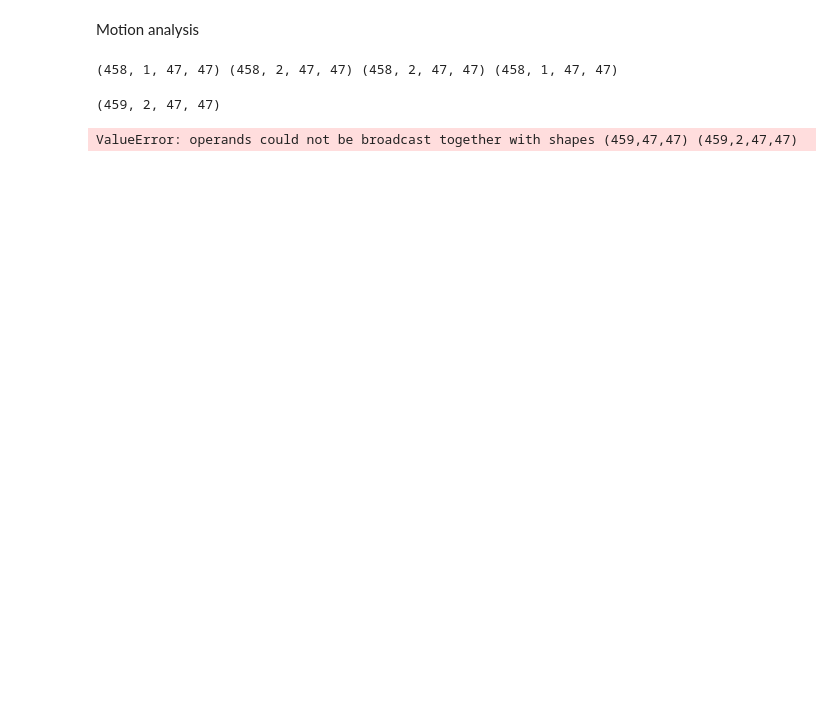
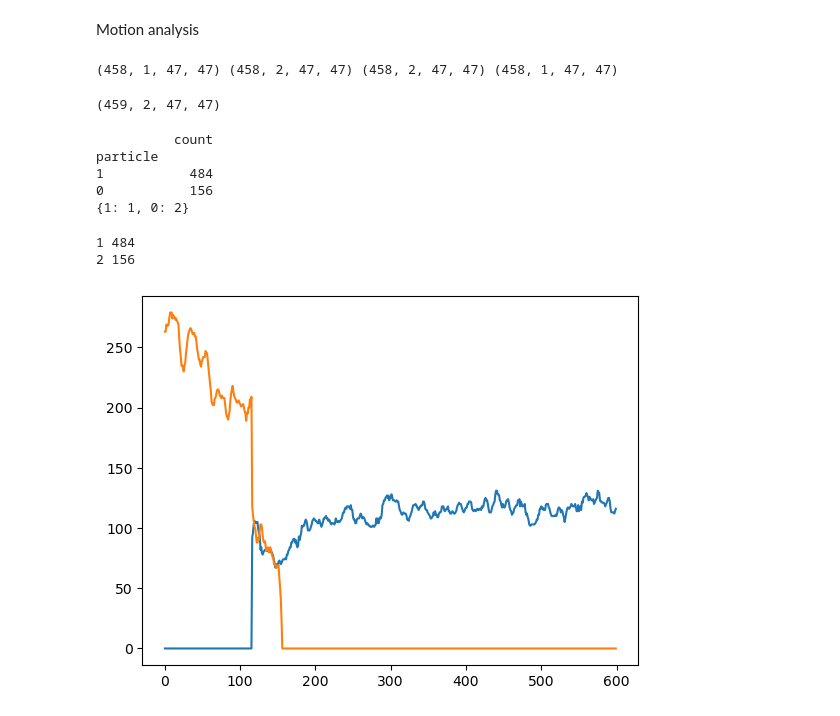
Before and after one commit to jboulanger/dna-movement-sufolobus, a Jupyter notebook: Test.ipynb, the cells around one changed output. Drawn from its saved outputs; the diff is of its cells as text; code cells hidden in the pictures; blank space fills up the shorter version.

Commit message:
improve figures

```diff
--- a/Test.ipynb
+++ b/Test.ipynb
@@ -9,15 +9,18 @@ import pandas as pd
 import numpy as np
 import matplotlib.pyplot as plt
 # list files from the src folder
-src = Path('/media/cephfs2/jparham/For Jerome/Divisions with G2toConstriction/')
+src = Path('/media/cephfs2/jparham/Joe for Jerome /')
+filelist = pd.read_csv('filelist.csv')
+#src = Path('/media/cephfs2/jparham/For Jerome/Divisions with G2toConstriction/')
 dst = Path('./')
 
-filelist = pd.DataFrame.from_records(
-    [{'path':f,'name':f.stem} for f in src.glob('[!.]*.tif')]
-)
-filelist.head()
+# filelist = pd.DataFrame.from_records(
+#     [{'path':f,'name':f.stem} for f in src.glob('[!.]*.tif')]
+# )
+# filelist.head()
 
-filename = filelist['path'].iloc[1]
+filename = filelist['path'].iloc[50]
+print(filename)
 img = tifffile.imread(filename)
 pimg = mq.preprocess(img, 100)
 #mask, position = mq.segment_and_track(pimg)
@@ -44,4 +59,18 @@ cell_mask.shape
 # %%
 blob_labels, blob_trj = mq.segment_and_track_dna_blobs(pimg[:,1], cell_mask)
 # %% [output]
-ValueError: operands could not be broadcast together with shapes (459,47,47) (459,2,47,47)
+          count
+particle
+1           484
+0           156
+{1: 1, 0: 2}
+# %%
+import numpy as np
+for k in range(1,1+int(blob_labels.max())):
+    y = (blob_labels==k).sum(axis=(1,2))
+    print(k,np.sum(y>0))
+    plt.plot(y)
+# %% [output]
+1 484
+2 156
+[figure, added]
```
Also changed, not shown: parts of 15 cells of this notebook, 4 other files.
